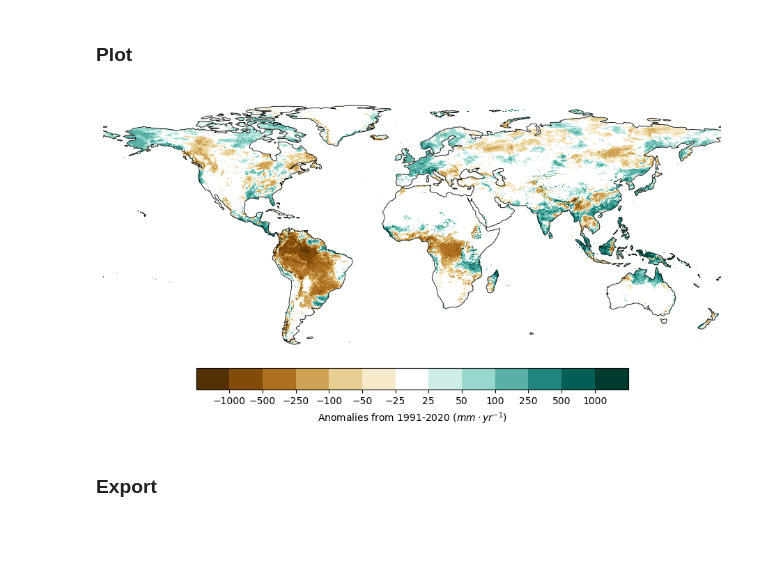
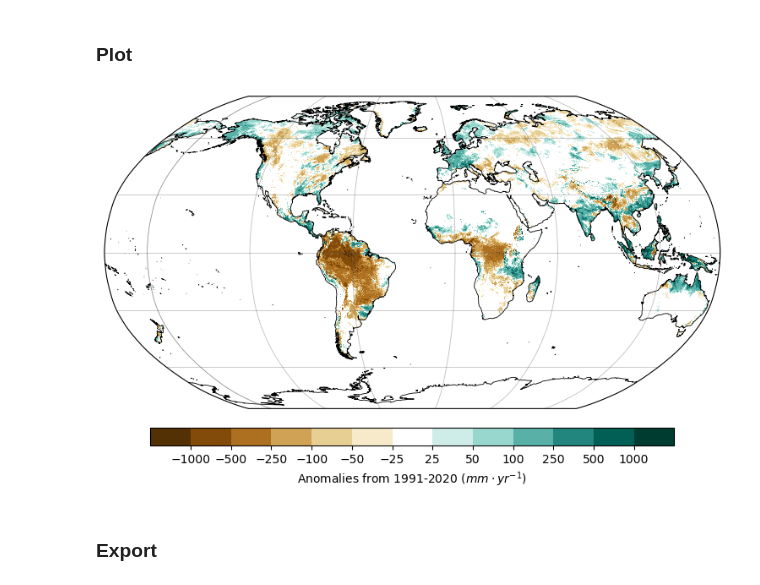
Before and after one commit to casadoj/SotCin2024, a Jupyter notebook: notebook/2.2_runoff_anomaly.ipynb, the cells around one changed output. Cells and saved outputs as stored; diff of their text form; code cells hidden in the pictures; blank space fills up the shorter version.

```diff
--- a/notebook/2.2_runoff_anomaly.ipynb
+++ b/notebook/2.2_runoff_anomaly.ipynb
@@ -82,37 +82,44 @@ anomaly.attrs['history'] = 'Created {0}'.format(datetime.now().strftime("%B %d %
 boundaries = [-1e4, -1e3, -500, -250, -100, -50, -25, 25, 50, 100, 250, 500, 1e3, 1e4]
 cmap = plt.cm.BrBG
 ncolors = len(boundaries) - 1 # Include the extended region colors
 colors = cmap(np.linspace(0, 1, ncolors))  # Extract equally spaced colors
 colors[int(ncolors / 2), :] = [1., 1., 1., 1.]
 cmap_discrete = mcolors.ListedColormap(colors)
 norm = mcolors.BoundaryNorm(boundaries, ncolors, extend='neither')
 
-fig, ax = plt.subplots(figsize=(16, 6), subplot_kw=dict(projection=ccrs.PlateCarree()))
+fig, ax = plt.subplots(figsize=(16, 6), subplot_kw=dict(projection=ccrs.Robinson(central_longitude=-25)))
 
 # Plot coastlines for continents
-ax.add_feature(cfeature.COASTLINE, edgecolor='black', linewidth=.6)
+coastline = cfeature.NaturalEarthFeature(
+    'physical', 'coastline', '50m', edgecolor='black', facecolor='none', linewidth=0.6
+)
+ax.add_feature(coastline)
 
 # Plot anomaly with the fixed discrete colormap
 anomaly.plot(
     ax=ax,
     cmap=cmap_discrete,
     norm=norm,
+    transform=ccrs.PlateCarree(),
     cbar_kwargs={
         'shrink': .5,
+        'aspect': 30,
         'orientation': 'horizontal',
         'pad': 0.05,
         'label': r'Anomalies from 1991-2020 ($mm \cdot yr^{-1}$)',
         'ticks': boundaries[1:-1],  # Avoid extreme values in ticks
         # 'extend': 'both',
     }
 )
 
+# Add meridians and parallels
 ax.set_title(None)
-ax.axis('off')
+gridlines = ax.gridlines(draw_labels=False, linewidth=0.5, color='dimgray', alpha=0.5, linestyle='-')
+ax.set_global();
 
 plt.savefig(PATH_PLOT / 'map_anomaly.jpg', dpi=300, bbox_inches='tight')
 # %% [output]
-[figure, old version]
+[figure, new version]
 # %% [markdown]
 ### Export
 # %%
```
Also changed, not shown: 1 other file.
